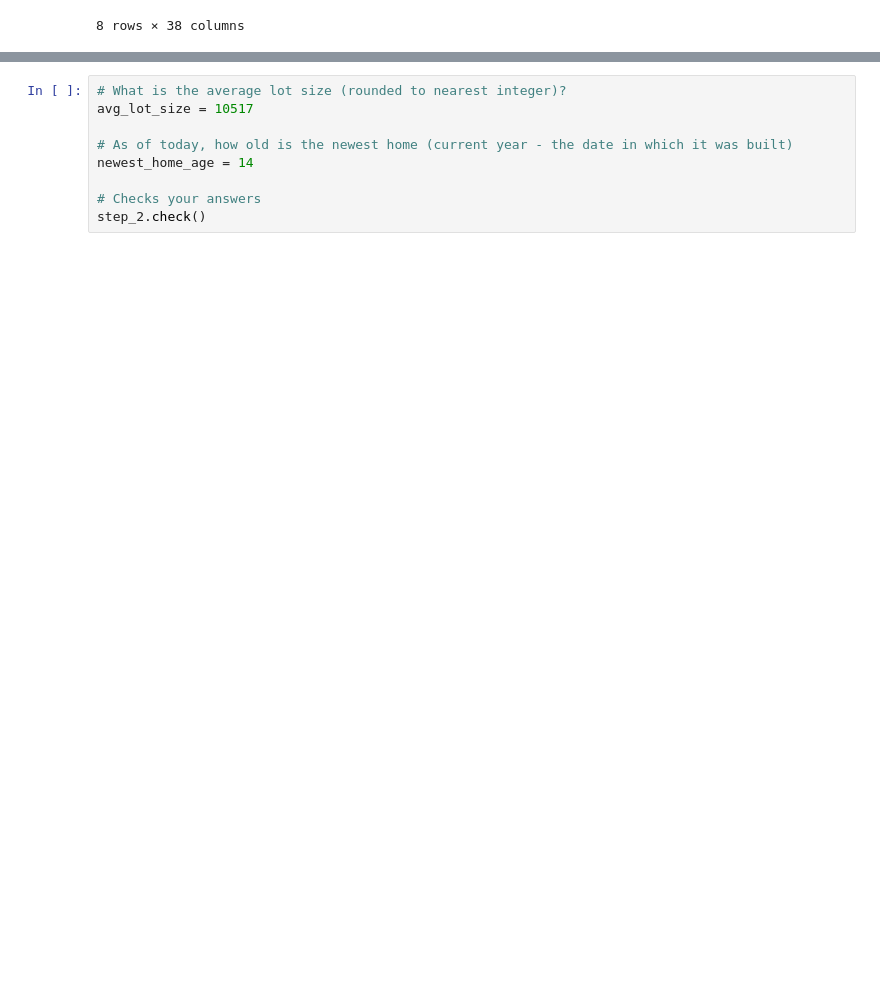
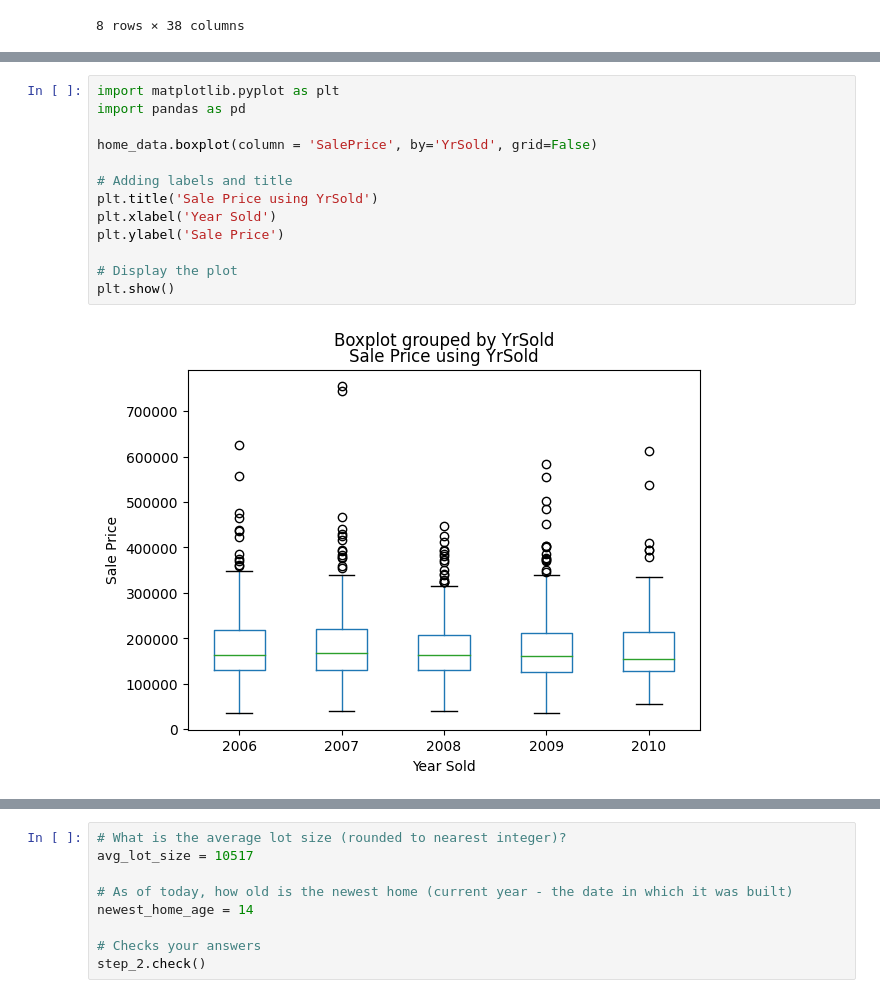
Before and after one commit to Bestakdv/vhs-intro-ai, a Jupyter notebook: exercise-explore-your-data.ipynb, the cells around one changed output, grey strips where cells are left out. Saved outputs shown, nothing was run; the diff lists cells and outputs as text; blank space fills up the shorter version.

Commit message:
Kaggle Notebook | Exercise: Explore Your Data | Completed with 5 graphs

```diff
--- a/exercise-explore-your-data.ipynb
+++ b/exercise-explore-your-data.ipynb
@@ -62,0 +84,15 @@ home_data.describe()
+# %%
+import matplotlib.pyplot as plt
+import pandas as pd
+
+home_data.boxplot(column = 'SalePrice', by='YrSold', grid=False)
+
+# Adding labels and title
+plt.title('Sale Price using YrSold')
+plt.xlabel('Year Sold')
+plt.ylabel('Sale Price')
+
+# Display the plot
+plt.show()
+# %% [output]
+[figure, added]
```
Also changed, not shown: parts of 5 cells of this notebook.
